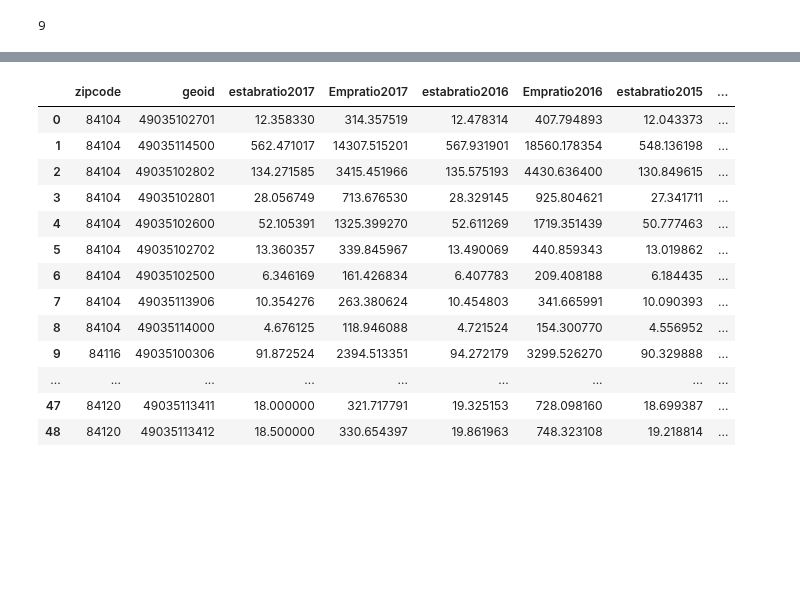
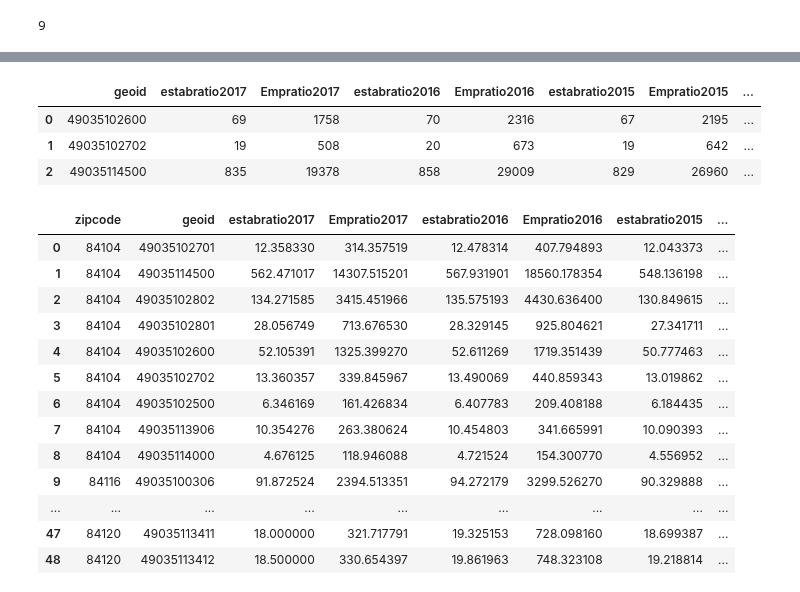
Before and after one commit to JasonZhangzy1757/CUSP-Capstone, a Jupyter notebook: US_Ignite_fed_data_merge_clean-salt_city.ipynb, the cells around one changed output, grey strips where cells are left out. Drawn from its saved outputs; the diff is of its cells as text; code cells hidden in the pictures; blank space fills up the shorter version.

```diff
--- a/US_Ignite_fed_data_merge_clean-salt_city.ipynb
+++ b/US_Ignite_fed_data_merge_clean-salt_city.ipynb
@@ -70,7 +70,7 @@ zipdfs = pd.DataFrame(zipdict)
 # %%
 zipdf=zipdfs
 # %%
-for i in zipdf.features:
-    features = pd.DataFrame(i)
-    zipcode = features.properties['name']
-    zipdict.append(zipcode)
+#for i in zipdf.features:
+  #  features = pd.DataFrame(i)
+  #  zipcode = features.properties['name']
+  #  zipdict.append(zipcode)
@@ -149,8 +147,8 @@ for i in naicscode:
         zbpdf=zbpdf.loc[:,~zbpdf.columns.duplicated()]
     zbpdf.drop(zbpdf.index[:1], inplace=True)
     #print(zbpdf)
-    zbpdf[emcolumns]=[int(x) for x in zbpdf[emcolumns]]
-    zbpdf=zbpdf[zbpdf[emcolumns]<=270]
+   # zbpdf[emcolumns]=[int(x) for x in zbpdf[emcolumns]]
+    zbpdf=zbpdf[zbpdf[emcolumns].astype(int)<=270]
     zbpdfs.append(zbpdf)
     j=j+1
 # %%
@@ -265,4 +278,11 @@ cbpNaicsggeoid=cbpNaicsggeoid.groupby(['geoid'], as_index=False).agg({'estabrati
                                                        'estabratio2010': 'sum', 'Empratio2010':'sum',
                                                        'estabratio2009': 'sum', 'Empratio2009':'sum'
                                                                })
+# %%
+cbpNaicsggeoid
+# %% [output]
+|  | geoid | estabratio2017 | Empratio2017 | estabratio2016 | Empratio2016 | estabratio2015 | Empratio2015 | ... |
+| 0 | 49035102600 | 69 | 1758 | 70 | 2316 | 67 | 2195 | ... |
+| 1 | 49035102702 | 19 | 508 | 20 | 673 | 19 | 642 | ... |
+| 2 | 49035114500 | 835 | 19378 | 858 | 29009 | 829 | 26960 | ... |
 # %%
```
Also changed, not shown: parts of 4 cells of this notebook.
